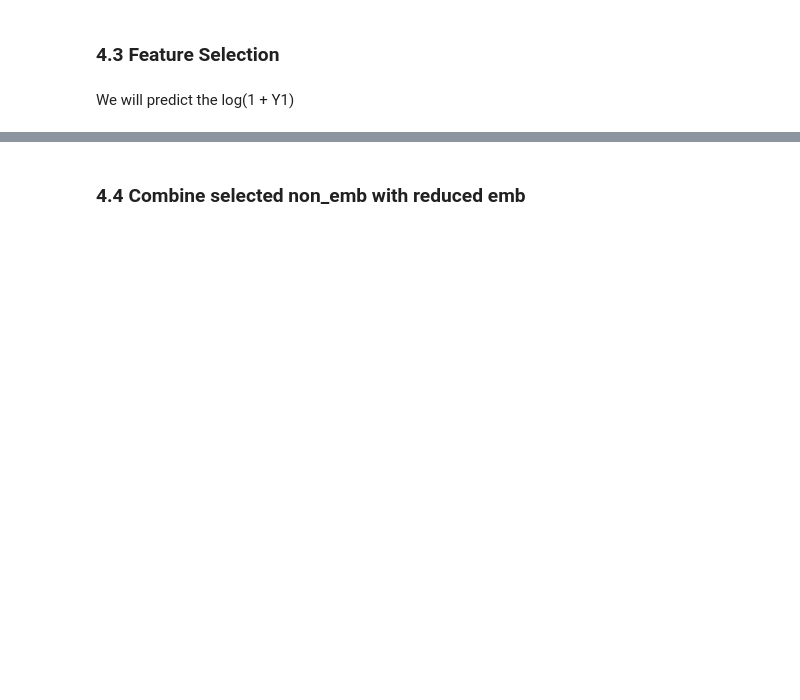
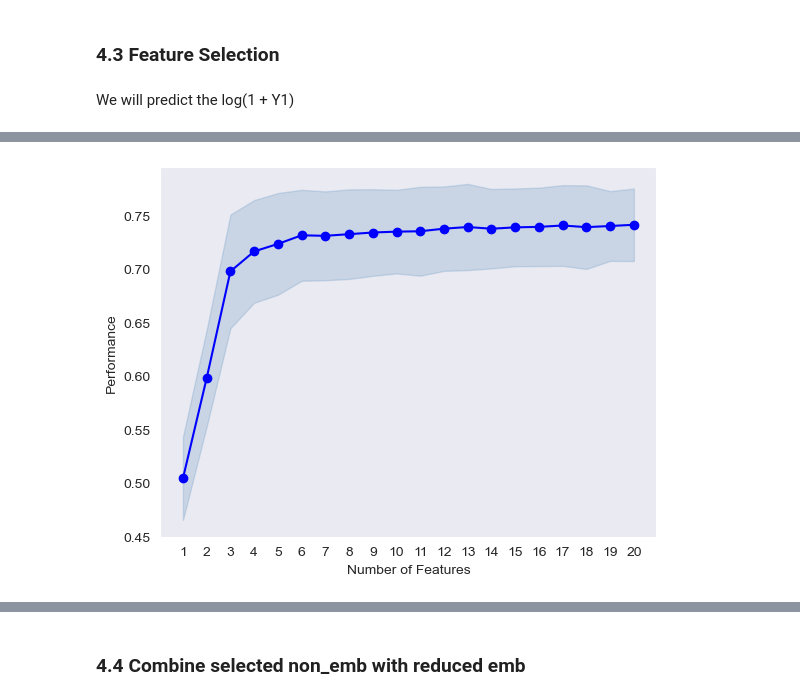
Before and after one commit to Siqi-Hu/LELEC2870-project, a Jupyter notebook: scripts/main.ipynb, the cells around one changed output, grey strips where cells are left out. Saved outputs shown, nothing was run; the diff lists cells and outputs as text; code cells hidden in the pictures; blank space fills up the shorter version.

```diff
--- a/scripts/main.ipynb
+++ b/scripts/main.ipynb
@@ -311,7 +448,10 @@ pd.DataFrame.from_dict(sfs_34.get_metric_dict()).T
 # %%
 fig1 = plot_sfs(sfs_34.get_metric_dict(), kind='std_dev')
-plt.title('Sequential Forward Selection (w. StdDev)')
+# plt.title('Forward Feature Selection (w. StdDev)')
 plt.grid()
+plt.savefig('../Figures/foward_selection.pdf')
 plt.show()
+# %% [output]
+[figure, added]
 # %%
 sfs_34.k_score_
```
Also changed, not shown: parts of 21 cells of this notebook, 2 other files.
